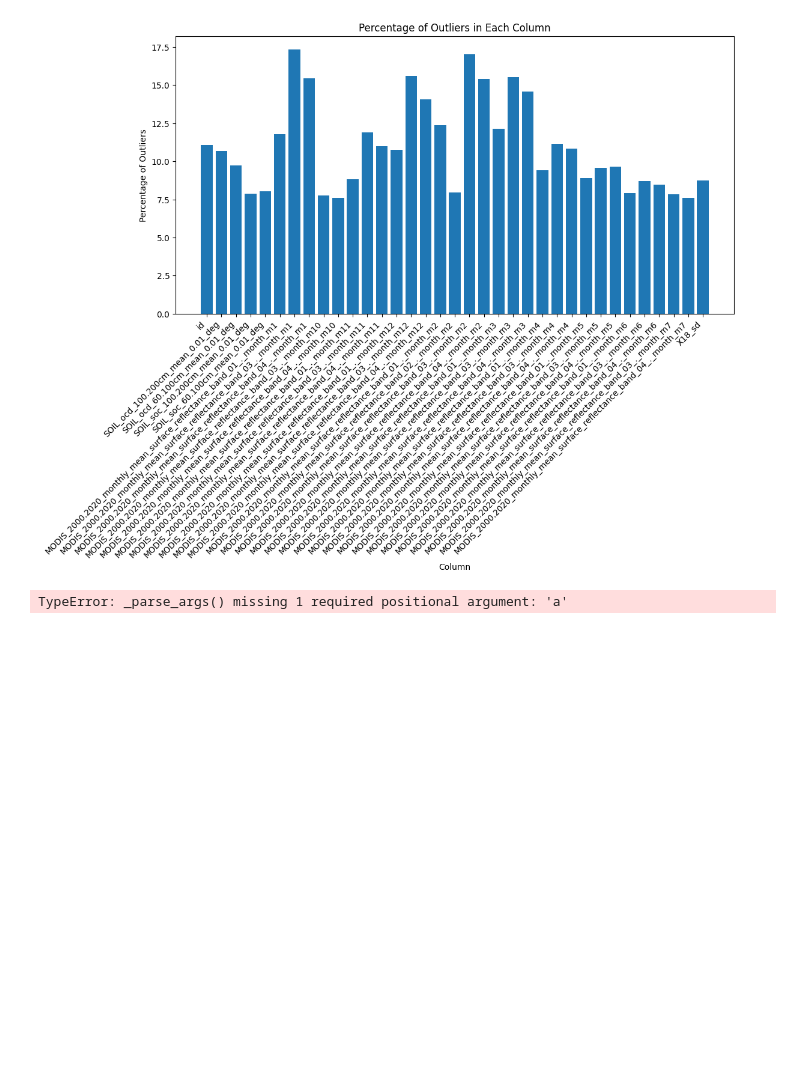
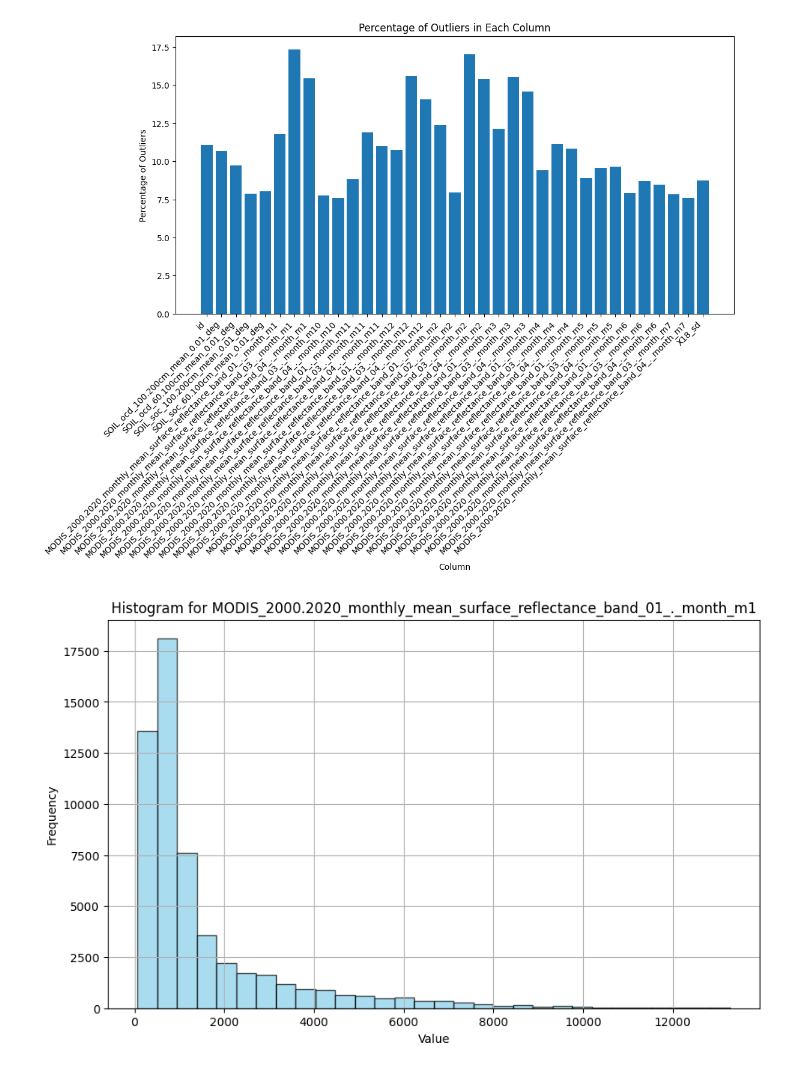
Before and after one commit to BEMiklos/PlantTraits2024, a Jupyter notebook: Dataprep/dataprep.ipynb, the cells around one changed output. Cells and saved outputs as stored; diff of their text form; code cells hidden in the pictures; blank space fills up the shorter version.

```diff
--- a/Dataprep/dataprep.ipynb
+++ b/Dataprep/dataprep.ipynb
@@ -152,13 +152,17 @@ plt.xticks(rotation=45, ha='right')
 plt.show()
 # %% [output]
 [figure]
-# %%
-# Check for power distribution using Q-Q plot
-
-stats.probplot(train_df["MODIS_2000.2020_monthly_mean_surface_reflectance_band_01_._month_m1"], dist="powerlaw", plot=plt)
-plt.title(f"Q-Q Plot for {column}")
-plt.xlabel("Theoretical quantiles")
-plt.ylabel("Ordered Values")
-plt.show()
-# %% [output]
-TypeError: _parse_args() missing 1 required positional argument: 'a'
+# %%
+# Specify the column to visualize
+column = "MODIS_2000.2020_monthly_mean_surface_reflectance_band_01_._month_m1"
+
+# Plot a histogram of the data
+plt.figure(figsize=(10, 6))
+plt.hist(train_df[column], bins=30, color='skyblue', edgecolor='black', alpha=0.7)
+plt.title(f"Histogram for {column}")
+plt.xlabel("Value")
+plt.ylabel("Frequency")
+plt.grid(True)
+plt.show()
+# %% [output]
+[figure, added]
```
Also changed, not shown: parts of 3 cells of this notebook.
